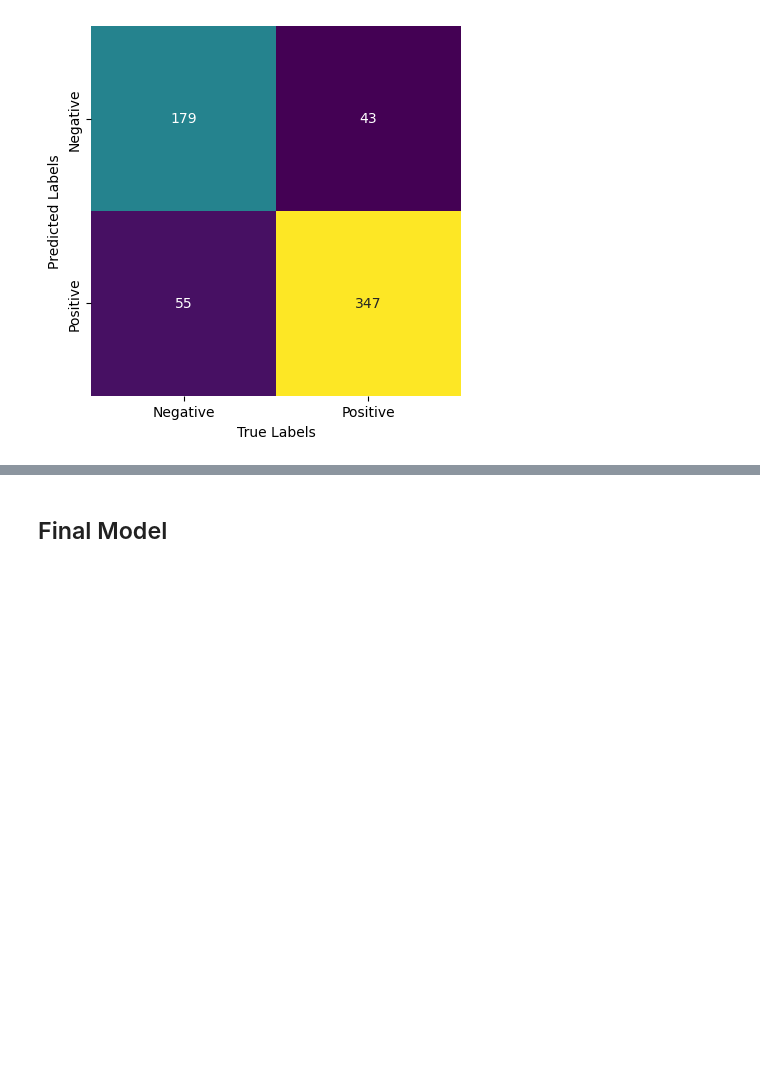
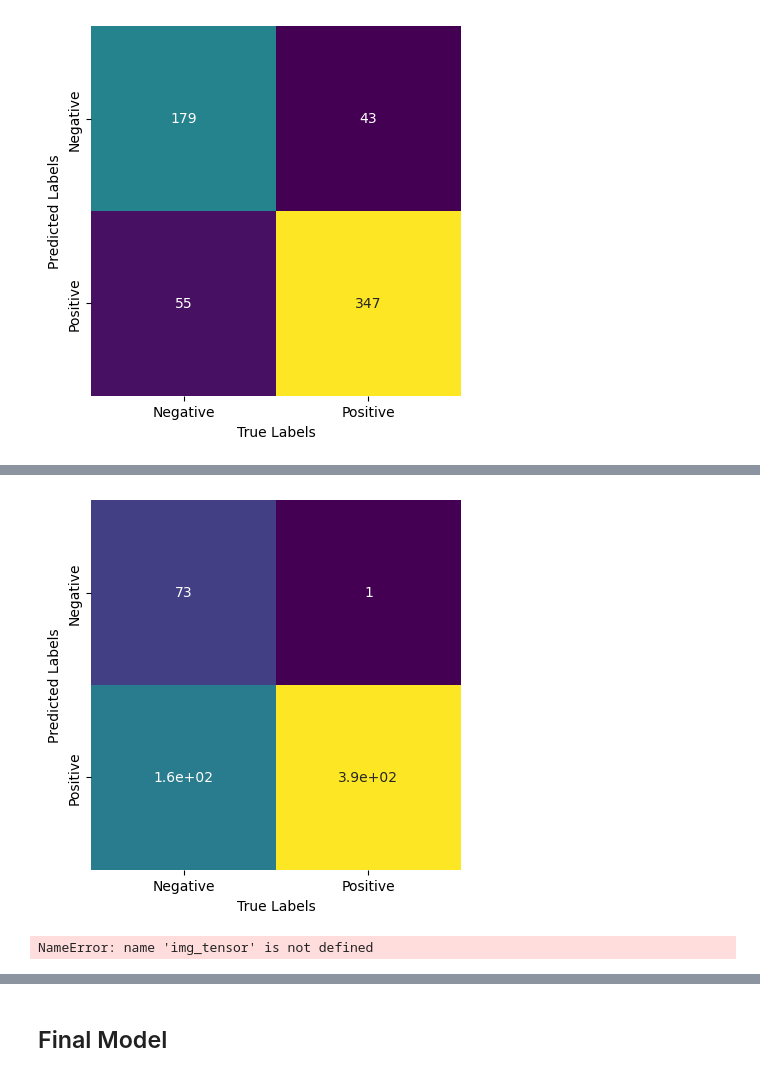
Before and after one commit to apell74/pediatric-pneumonia-deep-learning, a Jupyter notebook: phase-4-project.ipynb, the cells around one changed output, grey strips where cells are left out. Saved outputs shown, nothing was run; the diff lists cells and outputs as text; code cells hidden in the pictures; blank space fills up the shorter version.

```diff
--- a/phase-4-project.ipynb
+++ b/phase-4-project.ipynb
@@ -451,36 +436,32 @@ ValueError: No such layer: dense_4. Existing layers are: ['flatten', 'dense', 'd
 cnn_model = Sequential()
 
 # Convolutional layer block 1 with Batch Normalization
-cnn_model.add(Conv2D(filters=32, kernel_size=(3, 3), input_shape=(512, 512, 3), padding='same'))
-cnn_model.add(BatchNormalization())
-cnn_model.add(Activation('leaky_relu'))
+cnn_model.add(Conv2D(filters=32, kernel_size=(3, 3), activation='leaky_relu', input_shape=(512, 512, 3)))
 cnn_model.add(MaxPooling2D(pool_size=(2, 2)))
 
-# Convolutional layer block 2 with more filters
-cnn_model.add(Conv2D(filters=64, kernel_size=(3, 3), padding='same'))
-cnn_model.add(BatchNormalization())
-cnn_model.add(Activation('leaky_relu'))
+# Convolutional layer block 2
+cnn_model.add(Conv2D(filters=64, kernel_size=(3, 3), activation='leaky_relu'))
 cnn_model.add(MaxPooling2D(pool_size=(2, 2)))
 
-# Convolutional layer block 3 with increased depth
-cnn_model.add(Conv2D(filters=256, kernel_size=(3, 3), padding='same'))
-cnn_model.add(BatchNormalization())
-cnn_model.add(Activation('leaky_relu'))
+# Convolutional layer block 3
+cnn_model.add(Conv2D(filters=128, kernel_size=(3, 3), activation='leaky_relu'))
 cnn_model.add(MaxPooling2D(pool_size=(2, 2)))
 
 # Flatten before passing to the dense layers
 cnn_model.add(Flatten())
 
-# Dense layer with regularization
-cnn_model.add(Dense(512, activation='leaky_relu', kernel_regularizer=regularizers.l2(0.01)))
+# Dense layers
+cnn_model.add(Dense(256, activation='leaky_relu'))
 cnn_model.add(Dropout(0.5))
-cnn_model.add(Dense(256, activation='leaky_relu', kernel_regularizer=regularizers.l2(0.01)))
+cnn_model.add(Dense(128, activation='leaky_relu'))
 cnn_model.add(Dropout(0.5))
 
 # Output layer
 cnn_model.add(Dense(1, activation='sigmoid'))
 
+# Compile the model
 cnn_model.compile(optimizer='adam', loss='binary_crossentropy', metrics=['accuracy'])
 
+# Model summary
 cnn_model.summary()
 # %% [output]
@@ -503 +484,14 @@ Non-trainable params: 704 (2.75 KB)
 _________________________________________________________________
+# %%
+early_stopping_cnn = EarlyStopping(monitor='val_loss', patience=10, verbose=1, mode='min', restore_best_weights=True)
+
+class_weights_cnn = {0 : 1.9, 1 : 1}
+
+history_cnn = cnn_model.fit(
+    train_generator,
+    epochs=60,
+    batch_size=64,
+    validation_data=validation_generator,
+    callbacks=[early_stopping_cnn],
+    class_weight=class_weights_cnn,
+    verbose=1)
@@ -504,3 +516,4 @@ _________________________________________________________________
 # %%
-predicted_probabilities_cnn = cnn_model.predict(test_datagen)
+true_labels_cnn = test_generator.classes
+predicted_probabilities_cnn = cnn_model.predict(test_generator)
 predicted_labels_cnn = predicted_probabilities_cnn > 0.5
@@ -510,11 +534,13 @@ print(cnn_report)
 # %%
-cnn_mat = confusion_matrix(true_labels_vanilla, predicted_labels_cnn)
+cnn_mat = confusion_matrix(true_labels_cnn, predicted_labels_cnn)
 sns.heatmap(cnn_mat.T, square=True, annot=True, cbar=False, cmap='viridis',
             xticklabels=['Negative', 'Positive'],
             yticklabels=['Negative', 'Positive'])
 plt.xlabel('True Labels')
 plt.ylabel('Predicted Labels')
 plt.show()
+# %% [output]
+[figure, added]
 # %%
 layer_outputs = [layer.output for layer in cnn_model.layers[:8]]
 
@@ -529,6 +555,8 @@ print(first_layer_activation.shape)
 # We slice the third channel and preview the results
 plt.matshow(first_layer_activation[0, :, :, 31], cmap='gray')
 plt.show()
+# %% [output]
+NameError: name 'img_tensor' is not defined
 # %%
 activations = activation_model.predict(img_tensor)
 
```
Also changed, not shown: parts of 9 cells of this notebook.
